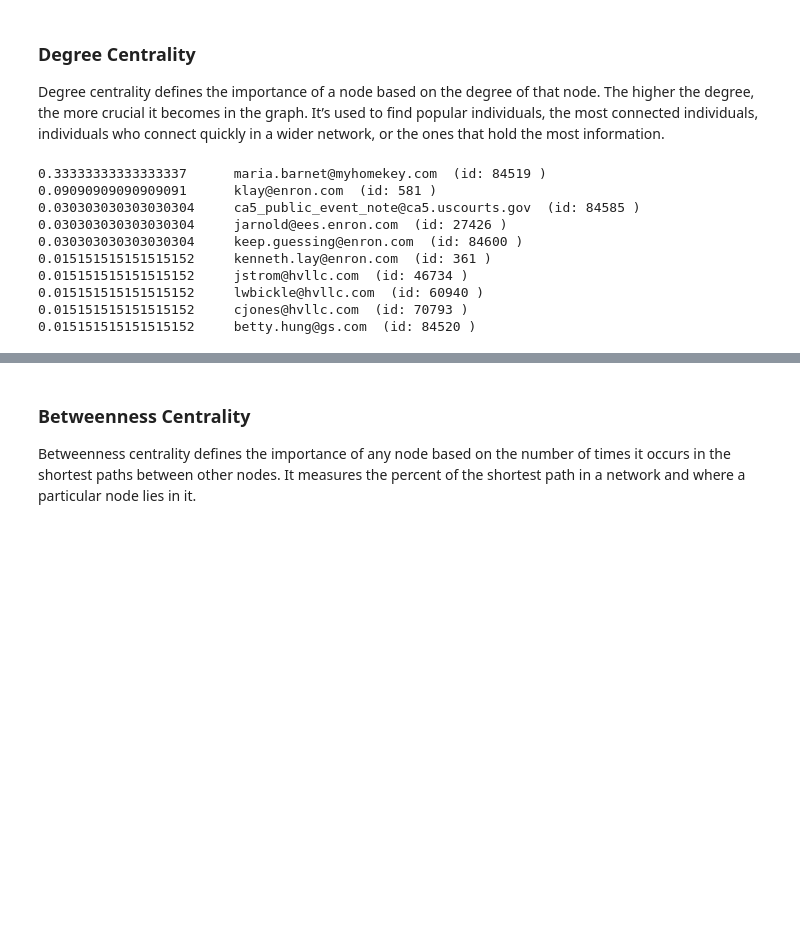
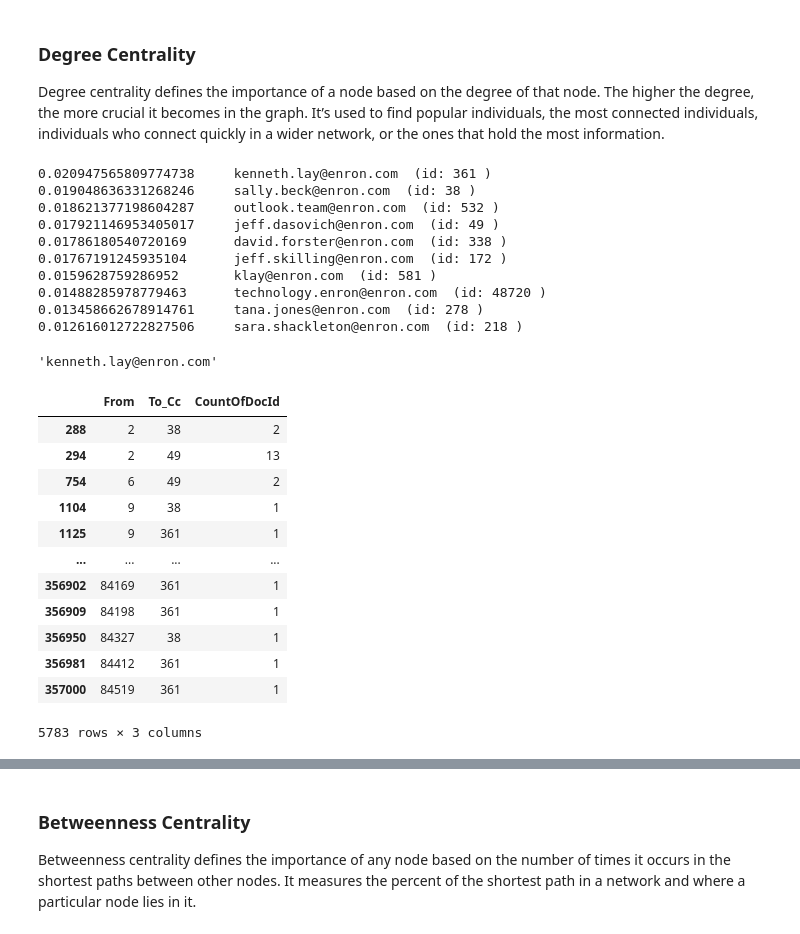
Before and after one commit to HansHenseler/masdav2023, a Jupyter notebook: Part_7_Email_analytics_and_visualisation.ipynb, the cells around one changed output, grey strips where cells are left out. Saved outputs shown, nothing was run; the diff lists cells and outputs as text; code cells hidden in the pictures; blank space fills up the shorter version.

```diff
--- a/Part_7_Email_analytics_and_visualisation.ipynb
+++ b/Part_7_Email_analytics_and_visualisation.ipynb
@@ -277,9 +286,11 @@ plt.show()
 
 Degree centrality defines the importance of a node based on the degree of that node. The higher the degree, the more crucial it becomes in the graph. It’s used to find popular individuals, the most connected individuals, individuals who connect quickly in a wider network, or the ones that hold the most information.
 # %%
-# Centrality measures
+# Degree centrality is easy to calculate. We can take the whole relations table as a graph
 
-degree = nx.algorithms.centrality.degree_centrality(G)
+G_all = nx.from_pandas_edgelist(relations, source='From', target='To_Cc')
+
+degree = nx.algorithms.centrality.degree_centrality(G_all)
 def top10(list):
     i = 0
     for w in sorted(list, key=list.get, reverse=True):
@@ -290,13 +301,45 @@ def top10(list):
 
 top10(degree)
 # %% [output]
-0.33333333333333337      maria.barnet@myhomekey.com  (id: 84519 )
-0.09090909090909091      klay@enron.com  (id: 581 )
-0.030303030303030304     ca5_public_event_note@ca5.uscourts.gov  (id: 84585 )
-0.030303030303030304     jarnold@ees.enron.com  (id: 27426 )
-0.030303030303030304     keep.guessing@enron.com  (id: 84600 )
-0.015151515151515152     kenneth.lay@enron.com  (id: 361 )
-0.015151515151515152     jstrom@hvllc.com  (id: 46734 )
-0.015151515151515152     lwbickle@hvllc.com  (id: 60940 )
-0.015151515151515152     cjones@hvllc.com  (id: 70793 )
-0.015151515151515152     betty.hung@gs.com  (id: 84520 )
+0.020947565809774738     kenneth.lay@enron.com  (id: 361 )
+0.019048636331268246     sally.beck@enron.com  (id: 38 )
+0.018621377198604287     outlook.team@enron.com  (id: 532 )
+0.017921146953405017     jeff.dasovich@enron.com  (id: 49 )
+0.01786180540720169      david.forster@enron.com  (id: 338 )
+0.01767191245935104      jeff.skilling@enron.com  (id: 172 )
+0.0159628759286952       klay@enron.com  (id: 581 )
+0.01488285978779463      technology.enron@enron.com  (id: 48720 )
+0.013458662678914761     tana.jones@enron.com  (id: 278 )
+0.012616012722827506     sara.shackleton@enron.com  (id: 218 )
+# %%
+addresses.loc[361]['Address']
+# %% [output]
+'kenneth.lay@enron.com'
+# %%
+# Let's create a graph by taking all relations from the top 3 id's into account leaving out 532
+
+important_persons = relations[(\
+           (relations.From==361) |\
+           (relations.From==38) |\
+           (relations.From==49) |\
+           (relations.To_Cc==361) |\
+           (relations.To_Cc==38) |\
+           (relations.To_Cc==49)
+           )]
+
+G_important = nx.from_pandas_edgelist(important_persons, source='From', target='To_Cc')
+important_persons
+# %% [output]
+|  | From | To_Cc | CountOfDocId |
+| 288 | 2 | 38 | 2 |
+| 294 | 2 | 49 | 13 |
+| 754 | 6 | 49 | 2 |
+| 1104 | 9 | 38 | 1 |
+| 1125 | 9 | 361 | 1 |
+| ... | ... | ... | ... |
+| 356902 | 84169 | 361 | 1 |
+| 356909 | 84198 | 361 | 1 |
+| 356950 | 84327 | 38 | 1 |
+| 356981 | 84412 | 361 | 1 |
+| 357000 | 84519 | 361 | 1 |
+5783 rows × 3 columns
```
Also changed, not shown: parts of 11 cells of this notebook.
